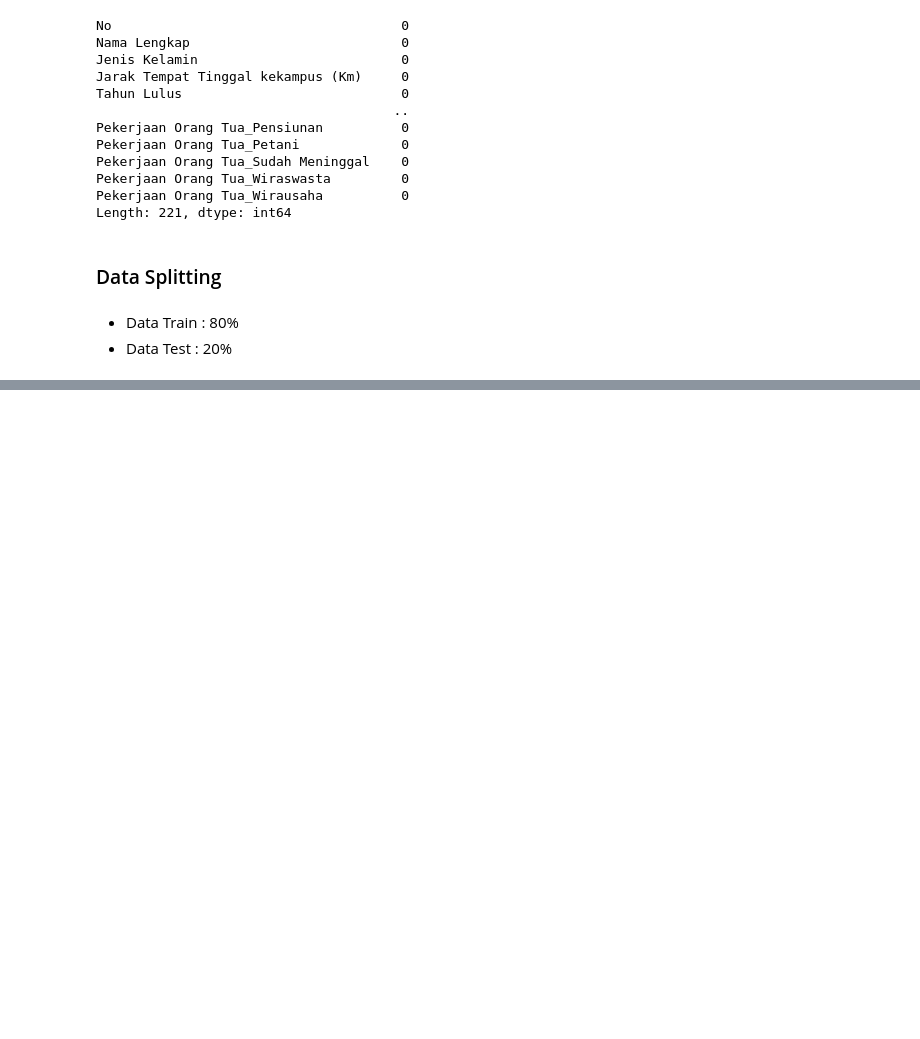
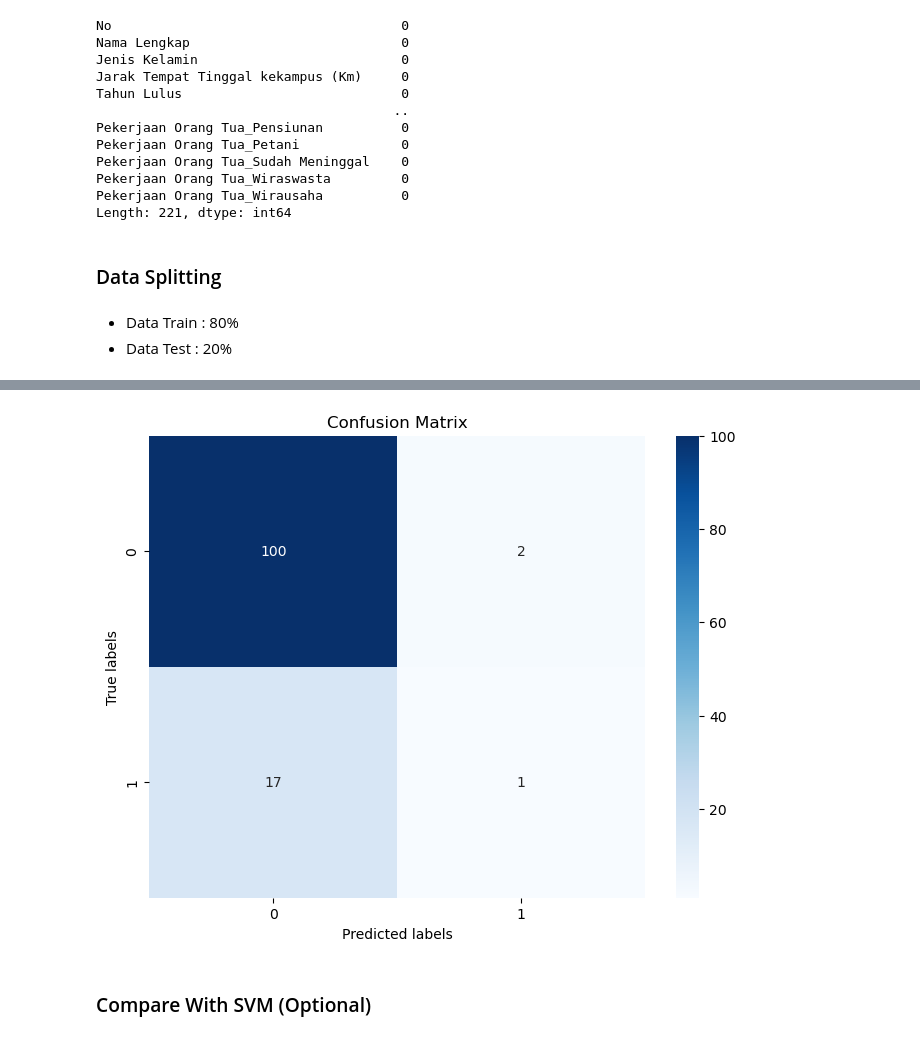
Before and after one commit to Aimin-Nur/Prediksi-Penerimaan-Beasiswa-Naive-Bayes, a Jupyter notebook: beasiswa.ipynb, the cells around one changed output, grey strips where cells are left out. Saved outputs shown, nothing was run; the diff lists cells and outputs as text; code cells hidden in the pictures; blank space fills up the shorter version.

Commit message:
final model

```diff
--- a/beasiswa.ipynb
+++ b/beasiswa.ipynb
@@ -336,5 +370,7 @@ Length: 221, dtype: int64
 # %%
 from sklearn.model_selection import train_test_split
 # %%
-X = df.drop(columns=["No", "Nama Lengkap", "IPK"])  # Fitur
-y = df["IPK"]  # Target
+X = df.drop(columns=["No", "Nama Lengkap", "Status Beasiswa"])  # Fitur
+y = df["Status Beasiswa"]
+# %%
+X_train, X_test, y_train, y_test = train_test_split(X, y, test_size=0.2, random_state=42)
@@ -340,0 +388,7 @@ y = df["IPK"]  # Target
+# %%
+from sklearn.preprocessing import StandardScaler
+
+sc = StandardScaler()
+
+X_train = sc.fit_transform(X_train)
+X_test = sc.fit_transform(X_test)
@@ -340,0 +427,16 @@ y = df["IPK"]  # Target
+# %%
+model = GaussianNB()
+
+# Train model
+model.fit(X_train, y_train)
+
+# Prediksi
+y_pred = model.predict(X_test)
+
+
+# Evaluasi model
+accuracy = accuracy_score(y_test, y_pred)
+report = classification_report(y_test, y_pred)
+print(f'Accuracy: {accuracy}')
+print("Classification Report:")
+print(report)
@@ -340,0 +454,15 @@ y = df["IPK"]  # Target
+# %%
+from sklearn.metrics import confusion_matrix
+cm = confusion_matrix(y_test, y_pred)
+
+# Plot confusion matrix
+plt.figure(figsize=(8, 6))
+sns.heatmap(cm, annot=True, fmt="d", cmap="Blues")
+plt.xlabel('Predicted labels')
+plt.ylabel('True labels')
+plt.title('Confusion Matrix')
+plt.show()
+# %% [output]
+[figure, added]
+# %% [markdown]
+### Compare With SVM (Optional)
```
Also changed, not shown: parts of 26 cells of this notebook.
